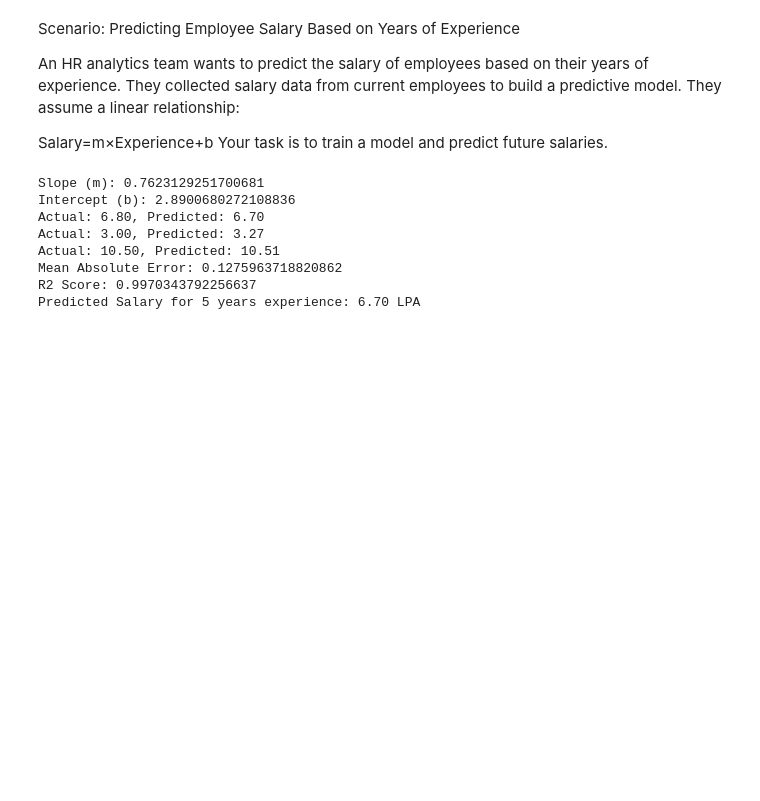
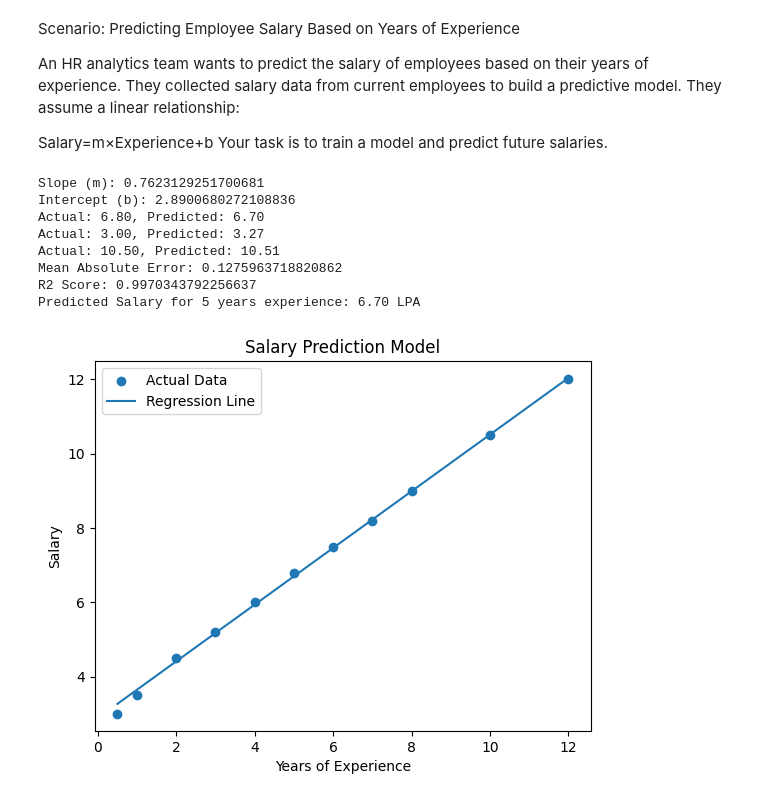
Before and after one commit to MohammadAhmadSiddiqui/Capgemini-Training-, a Jupyter notebook: Question10.ipynb, the cells around one changed output. Drawn from its saved outputs; the diff is of its cells as text; code cells hidden in the pictures; blank space fills up the shorter version.

```diff
--- a/Question10.ipynb
+++ b/Question10.ipynb
@@ -55,3 +56,13 @@ Actual: 10.50, Predicted: 10.51
 Mean Absolute Error: 0.1275963718820862
 R2 Score: 0.9970343792256637
 Predicted Salary for 5 years experience: 6.70 LPA
+# %%
+plt.scatter(X, y, label="Actual Data")
+plt.plot(X, model.predict(X), label="Regression Line")
+plt.xlabel("Years of Experience")
+plt.ylabel("Salary")
+plt.title("Salary Prediction Model")
+plt.legend()
+plt.show()
+# %% [output]
+[figure, added]
```
Also changed, not shown: parts of 2 cells of this notebook.
